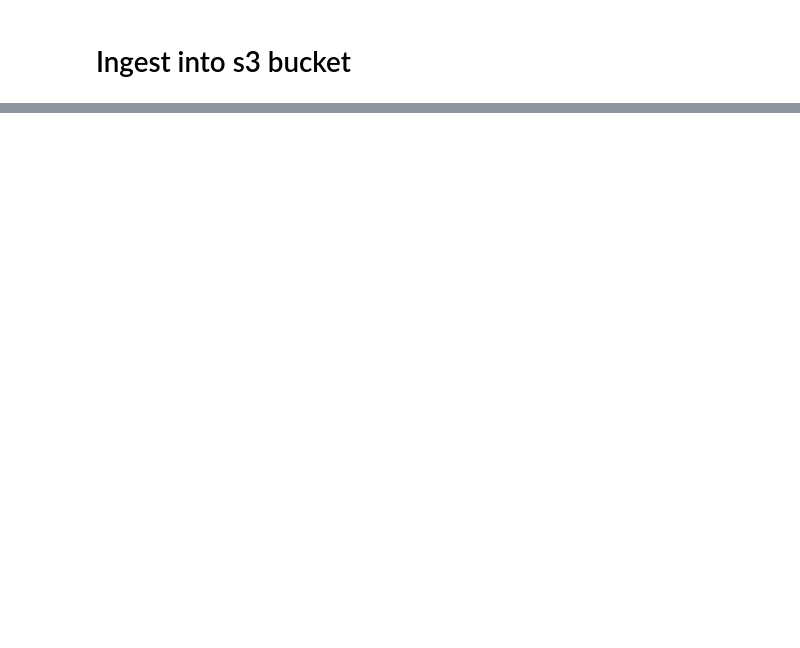
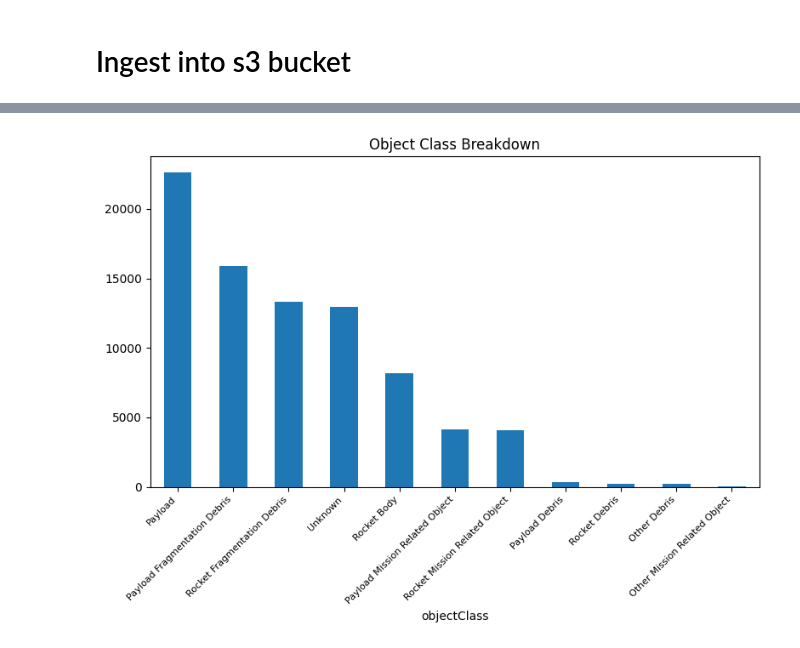
Before and after one commit to tkbarb10/ADS508-GroupProject, a Jupyter notebook: main.ipynb, the cells around one changed output, grey strips where cells are left out. Saved outputs shown, nothing was run; the diff lists cells and outputs as text; code cells hidden in the pictures; blank space fills up the shorter version.

```diff
--- a/main.ipynb
+++ b/main.ipynb
@@ -177,0 +249,12 @@ else:
+# %%
+import matplotlib.pyplot as plt
+import textwrap
+
+plt.figure(figsize = (8, 6))
+
+ax = df['objectClass'].value_counts().plot(kind='bar', title="Object Class Breakdown")
+plt.xticks(rotation=45, ha='right', fontsize=8)
+plt.tight_layout()
+plt.show()
+# %% [output]
+[figure, added]
```
Also changed, not shown: parts of 16 cells of this notebook, 1 other file.
